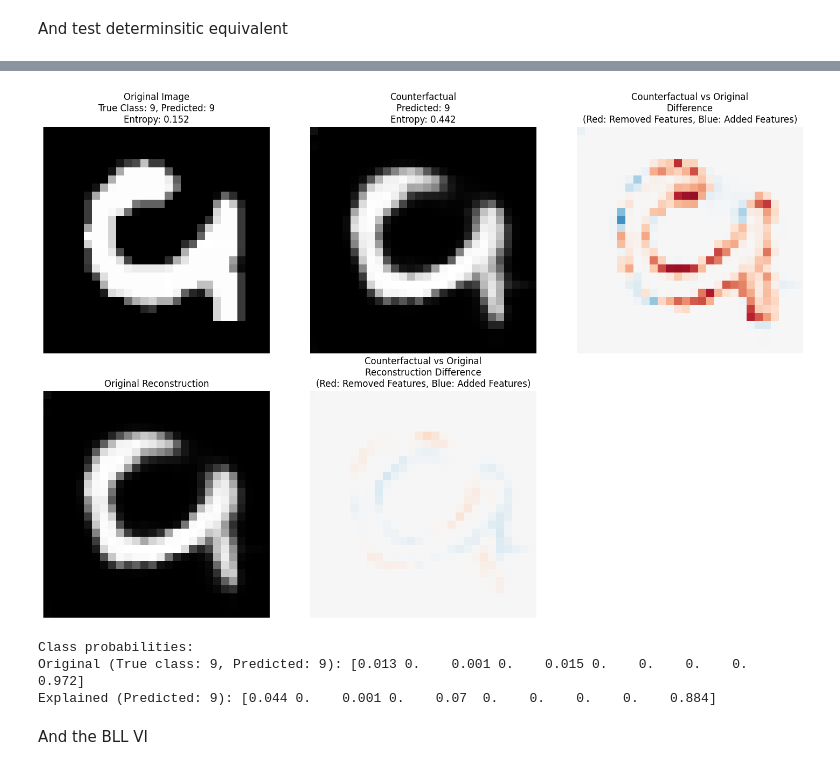
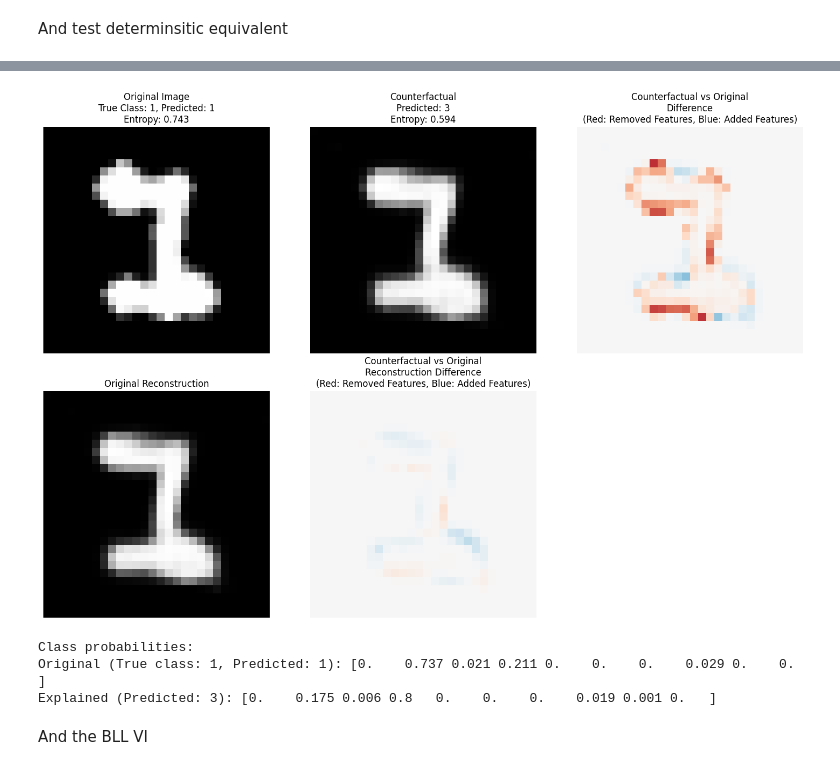
Before and after one commit to confinlay/Bayesian-CE, a Jupyter notebook: MyImplementation/testing_notebooks/test_clue_BLL.ipynb, the cells around one changed output, grey strips where cells are left out. Cells and saved outputs as stored; diff of their text form; code cells hidden in the pictures.

```diff
--- a/MyImplementation/testing_notebooks/test_clue_BLL.ipynb
+++ b/MyImplementation/testing_notebooks/test_clue_BLL.ipynb
@@ -177,12 +177,12 @@ eval_loader = torch.utils.data.DataLoader(testset, batch_size=64, shuffle=False,
 uncertainties = []
 indices = []
 
-bll_vi_joint.eval()
+bll.eval()
 with torch.no_grad():
     for i, (images, _) in enumerate(eval_loader):
         images = images.to(cfg.device)
         # Get predictions and uncertainties using BLL model
-        _, uncertainty_dict = bll_vi_joint.predict_with_uncertainty(images)
+        _, uncertainty_dict = bll.predict_with_uncertainty(images)
 
         # Store total uncertainties and indices
         uncertainties.extend(uncertainty_dict['total_entropy'].cpu().numpy())
@@ -253,7 +253,7 @@ Once the latent code is optimised, we pass it through the decoder to get a recon
 The first test is just with one image
 # %%
 # Get the most uncertain image and its latent representation
-most_uncertain_idx = sorted_data_indices[0]
+most_uncertain_idx = sorted_data_indices[7]
 uncertain_image, true_label = testset[most_uncertain_idx]
 uncertain_image = uncertain_image.to(cfg.device).unsqueeze(0)  # Add batch dimension
 
@@ -267,15 +267,15 @@ clue = new_CLUE.NewCLUE(
     classifier=bll,
     z0=z0,
     uncertainty_weight=1.0,
-    distance_weight=0.001,
-    lr=0.1,
+    distance_weight=0.05,
+    lr=0.01,
     device=cfg.device,
     bayesian=True,
-    verbose=False
+    verbose=True
 )
 
 # Optimize to find explanation
-z_explained = clue.optimize(steps=200)
+z_explained = clue.optimize(steps=100)
 
 # Generate reconstructions using decoder
 with torch.no_grad():
@@ -348,7 +365,7 @@ RuntimeError: stack expects a non-empty TensorList
 And test determinsitic equivalent
 # %%
 # Get the most uncertain image and its latent representation
-most_uncertain_idx = sorted_data_indices[2]
+most_uncertain_idx = sorted_data_indices[6]
 uncertain_image, true_label = testset[most_uncertain_idx]
 uncertain_image = uncertain_image.to(cfg.device).unsqueeze(0)  # Add batch dimension
 
@@ -362,11 +379,11 @@ clue = new_CLUE.NewCLUE(
     classifier=backbone.classifier,  # Just use the classifier head
     z0=z0,
     uncertainty_weight=1.0,
-    distance_weight=0.005,
+    distance_weight=0.05,
     lr=0.1,
     device=cfg.device,
     bayesian=False,  # Non-Bayesian mode
-    verbose=False
+    verbose=True
 )
 
 # Optimize to find explanation
@@ -447,7 +481,7 @@ print(f"Explained (Predicted: {explained_pred}):", explained_recon_probs.cpu().n
-[figure, old version]
+[figure, new version]
-Class probabilities:
-Original (True class: 9, Predicted: 9): [0.013 0.    0.001 0.    0.015 0.    0.    0.    0.    0.972]
-Explained (Predicted: 9): [0.044 0.    0.001 0.    0.07  0.    0.    0.    0.    0.884]
+Class probabilities:
+Original (True class: 1, Predicted: 1): [0.    0.737 0.021 0.211 0.    0.    0.    0.029 0.    0.   ]
+Explained (Predicted: 3): [0.    0.175 0.006 0.8   0.    0.    0.    0.019 0.001 0.   ]
 # %% [markdown]
 And the BLL VI
 # %%
```
Also changed, not shown: parts of 6 cells of this notebook, 5 other files.
